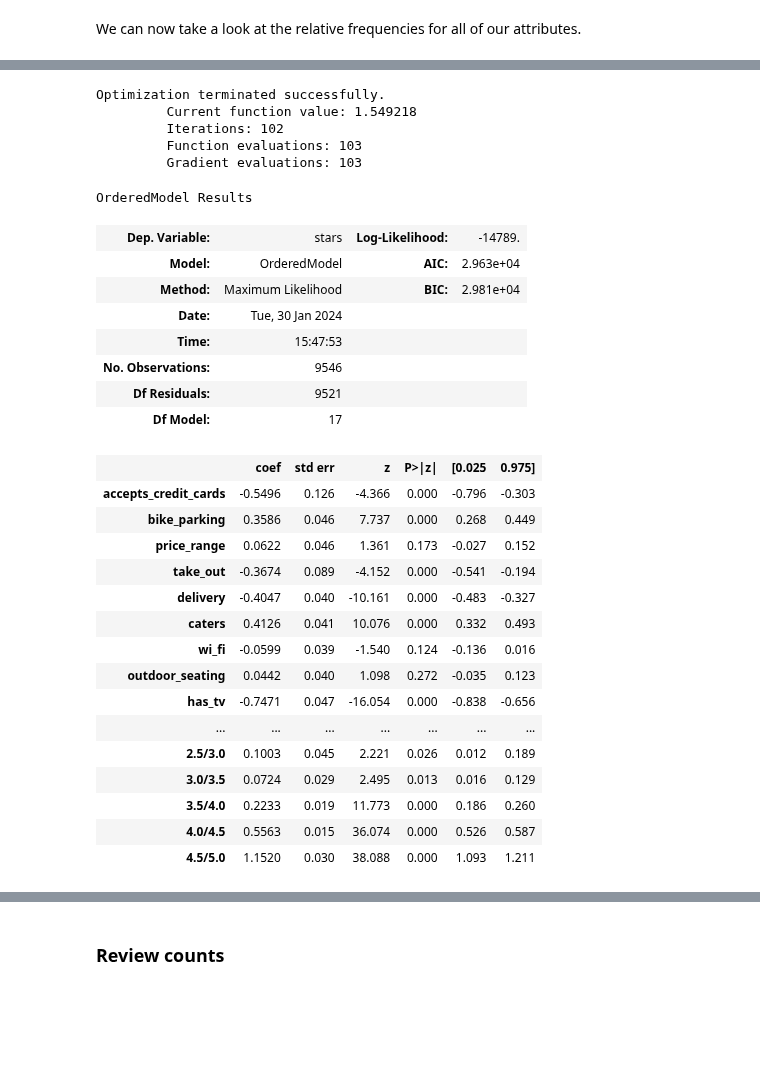
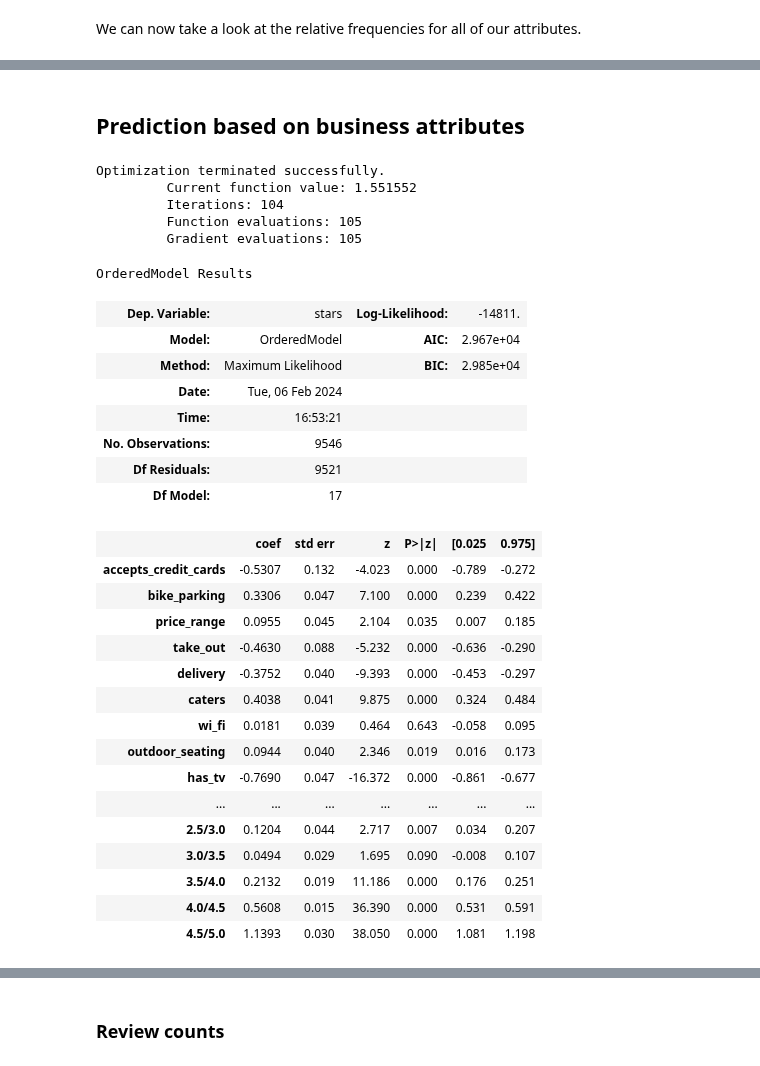
Before and after one commit to raska0010/yelp-customer-reviews, a Jupyter notebook: data_cleaning.ipynb, the cells around one changed output, grey strips where cells are left out. Saved outputs shown, nothing was run; the diff lists cells and outputs as text; code cells hidden in the pictures; blank space fills up the shorter version.

```diff
--- a/data_cleaning.ipynb
+++ b/data_cleaning.ipynb
@@ -262,8 +261,13 @@ attire                    [nan 'casual' 'formal' 'dressy' 'None']
 table_service             [nan 'False' 'True' 'None']
 good_for_groups           [nan 'True' 'False' 'None']
 noise_level               [nan 'average' 'quiet' 'loud' 'very_loud' 'None']
+# %%
+cols = ['price_range', 'noise_level']
+
+for label in cols:
+    attributes.loc[attributes[label] == 'None', label] = np.nan
 # %%
-attributes = attributes.replace(['none', 'None'], ['False', 'False'])
+attributes = attributes.replace(['none', 'None', 'no'], ['False', 'False', 'False'])
 # %%
 # We also need to drop rows that contain one or more NaN values. In return we receive a dataset without any missing values.
 
@@ -541,0 +555,2 @@ from statsmodels.miscmodels.ordinal_model import OrderedModel
+# %% [markdown]
+## Prediction based on business attributes
@@ -542,39 +559,37 @@ from statsmodels.miscmodels.ordinal_model import OrderedModel
+# %%
+x, y = train.iloc[:, 1:], train.iloc[:, 0]
 # %%
-# Create x and y values
-
-mod_log = OrderedModel(train.iloc[:, 0], train.iloc[:, 1:], distr='logit')
+mod_log = OrderedModel(y, x, distr='logit')
 res_log = mod_log.fit(method='bfgs', disp=True)
 res_log.summary()
-
-# p value (wald's test): variable is significantly associated with target variable
 # %% [output]
 Optimization terminated successfully.
-         Current function value: 1.549218
-         Iterations: 102
-         Function evaluations: 103
-         Gradient evaluations: 103
+         Current function value: 1.551552
+         Iterations: 104
+         Function evaluations: 105
+         Gradient evaluations: 105
 OrderedModel Results
-| Dep. Variable: | stars | Log-Likelihood: | -14789. |
-| Model: | OrderedModel | AIC: | 2.963e+04 |
-| Method: | Maximum Likelihood | BIC: | 2.981e+04 |
-| Date: | Tue, 30 Jan 2024 |  |  |
-| Time: | 15:47:53 |  |  |
+| Dep. Variable: | stars | Log-Likelihood: | -14811. |
+| Model: | OrderedModel | AIC: | 2.967e+04 |
+| Method: | Maximum Likelihood | BIC: | 2.985e+04 |
+| Date: | Tue, 06 Feb 2024 |  |  |
+| Time: | 16:53:21 |  |  |
 | No. Observations: | 9546 |  |  |
 | Df Residuals: | 9521 |  |  |
 | Df Model: | 17 |  |  |
 |  | coef | std err | z | P>|z| | [0.025 | 0.975] |
-| accepts_credit_cards | -0.5496 | 0.126 | -4.366 | 0.000 | -0.796 | -0.303 |
-| bike_parking | 0.3586 | 0.046 | 7.737 | 0.000 | 0.268 | 0.449 |
-| price_range | 0.0622 | 0.046 | 1.361 | 0.173 | -0.027 | 0.152 |
-| take_out | -0.3674 | 0.089 | -4.152 | 0.000 | -0.541 | -0.194 |
-| delivery | -0.4047 | 0.040 | -10.161 | 0.000 | -0.483 | -0.327 |
-| caters | 0.4126 | 0.041 | 10.076 | 0.000 | 0.332 | 0.493 |
-| wi_fi | -0.0599 | 0.039 | -1.540 | 0.124 | -0.136 | 0.016 |
-| outdoor_seating | 0.0442 | 0.040 | 1.098 | 0.272 | -0.035 | 0.123 |
-| has_tv | -0.7471 | 0.047 | -16.054 | 0.000 | -0.838 | -0.656 |
+| accepts_credit_cards | -0.5307 | 0.132 | -4.023 | 0.000 | -0.789 | -0.272 |
+| bike_parking | 0.3306 | 0.047 | 7.100 | 0.000 | 0.239 | 0.422 |
+| price_range | 0.0955 | 0.045 | 2.104 | 0.035 | 0.007 | 0.185 |
+| take_out | -0.4630 | 0.088 | -5.232 | 0.000 | -0.636 | -0.290 |
+| delivery | -0.3752 | 0.040 | -9.393 | 0.000 | -0.453 | -0.297 |
+| caters | 0.4038 | 0.041 | 9.875 | 0.000 | 0.324 | 0.484 |
+| wi_fi | 0.0181 | 0.039 | 0.464 | 0.643 | -0.058 | 0.095 |
+| outdoor_seating | 0.0944 | 0.040 | 2.346 | 0.019 | 0.016 | 0.173 |
+| has_tv | -0.7690 | 0.047 | -16.372 | 0.000 | -0.861 | -0.677 |
 | ... | ... | ... | ... | ... | ... | ... |
-| 2.5/3.0 | 0.1003 | 0.045 | 2.221 | 0.026 | 0.012 | 0.189 |
-| 3.0/3.5 | 0.0724 | 0.029 | 2.495 | 0.013 | 0.016 | 0.129 |
-| 3.5/4.0 | 0.2233 | 0.019 | 11.773 | 0.000 | 0.186 | 0.260 |
-| 4.0/4.5 | 0.5563 | 0.015 | 36.074 | 0.000 | 0.526 | 0.587 |
-| 4.5/5.0 | 1.1520 | 0.030 | 38.088 | 0.000 | 1.093 | 1.211 |
+| 2.5/3.0 | 0.1204 | 0.044 | 2.717 | 0.007 | 0.034 | 0.207 |
+| 3.0/3.5 | 0.0494 | 0.029 | 1.695 | 0.090 | -0.008 | 0.107 |
+| 3.5/4.0 | 0.2132 | 0.019 | 11.186 | 0.000 | 0.176 | 0.251 |
+| 4.0/4.5 | 0.5608 | 0.015 | 36.390 | 0.000 | 0.531 | 0.591 |
+| 4.5/5.0 | 1.1393 | 0.030 | 38.050 | 0.000 | 1.081 | 1.198 |
```
Also changed, not shown: parts of 43 cells of this notebook.
